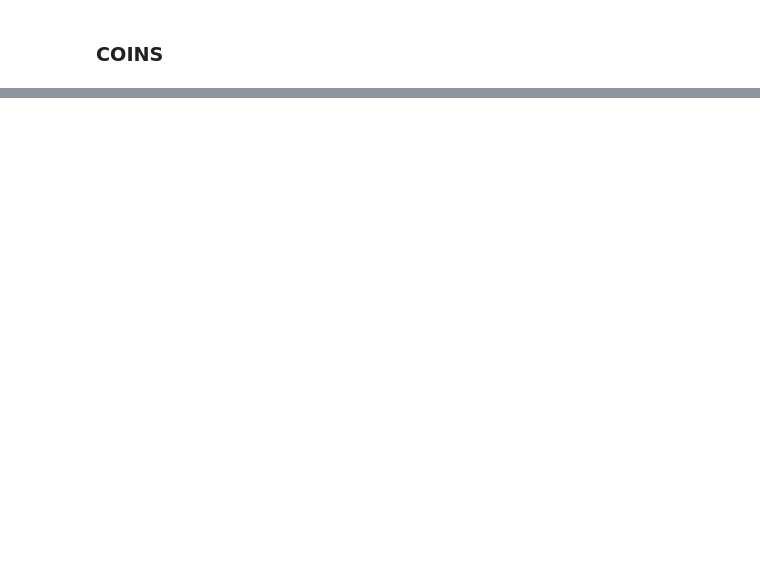
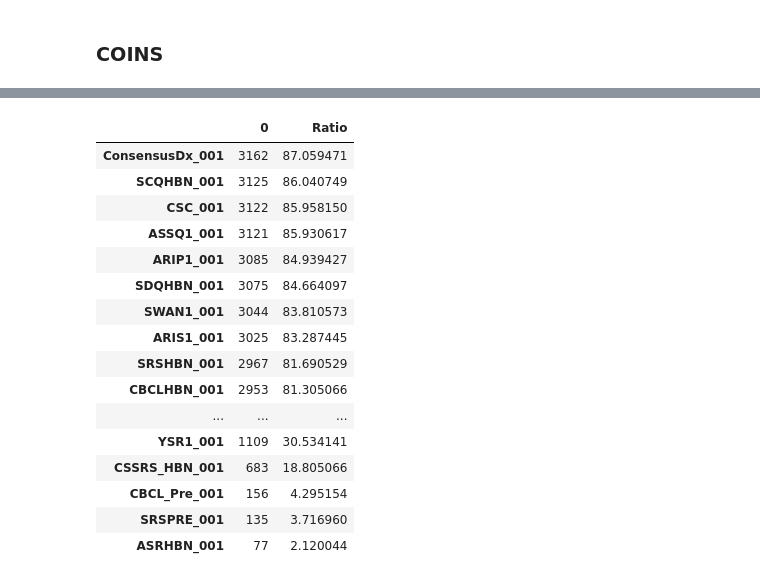
Before and after one commit to charlie42/HBN-explore, a Jupyter notebook: HBN-explore.ipynb, the cells around one changed output, grey strips where cells are left out. Cells and saved outputs as stored; diff of their text form; code cells hidden in the pictures; blank space fills up the shorter version.

```diff
--- a/HBN-explore.ipynb
+++ b/HBN-explore.ipynb
@@ -439,0 +474,5 @@ grouped_test.max()
+# %%
+# Remove incomplete Dx
+
+grouped_coins = grouped_coins[grouped_coins["ConsensusDx_010"] != "No Diagnosis Given: Incomplete Eval"]
+grouped_coins["ConsensusDx_010"].value_counts()
@@ -439,0 +497,24 @@ grouped_test.max()
+# %%
+# Re-calculate questionnaires most people answered without incomplete diagnoses
+
+coins_questionnaire_answer_counts = grouped_coins[assessment_column_names].count().sort_values(ascending=False).to_frame()
+coins_questionnaire_answer_counts["Ratio"] = coins_questionnaire_answer_counts[0]/total_participants*100
+coins_questionnaire_answer_counts
+# %% [output]
+|  | 0 | Ratio |
+| ConsensusDx_001 | 3162 | 87.059471 |
+| SCQHBN_001 | 3125 | 86.040749 |
+| CSC_001 | 3122 | 85.958150 |
+| ASSQ1_001 | 3121 | 85.930617 |
+| ARIP1_001 | 3085 | 84.939427 |
+| SDQHBN_001 | 3075 | 84.664097 |
+| SWAN1_001 | 3044 | 83.810573 |
+| ARIS1_001 | 3025 | 83.287445 |
+| SRSHBN_001 | 2967 | 81.690529 |
+| CBCLHBN_001 | 2953 | 81.305066 |
+| ... | ... | ... |
+| YSR1_001 | 1109 | 30.534141 |
+| CSSRS_HBN_001 | 683 | 18.805066 |
+| CBCL_Pre_001 | 156 | 4.295154 |
+| SRSPRE_001 | 135 | 3.716960 |
+| ASRHBN_001 | 77 | 2.120044 |
```
Also changed, not shown: parts of 17 cells of this notebook.
